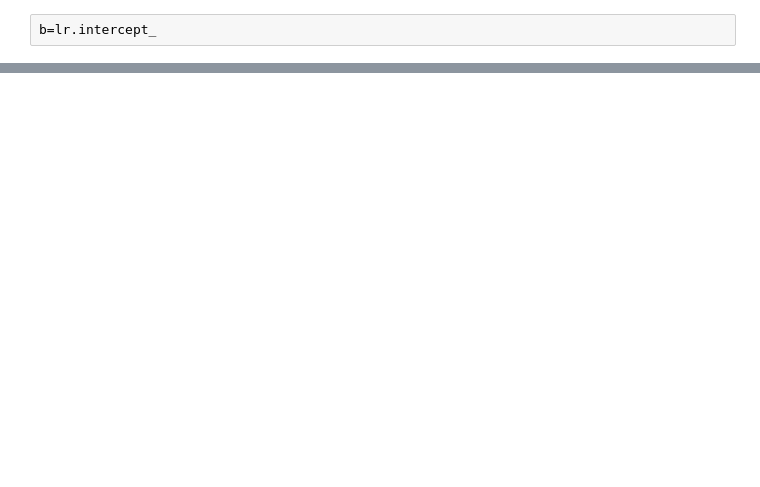
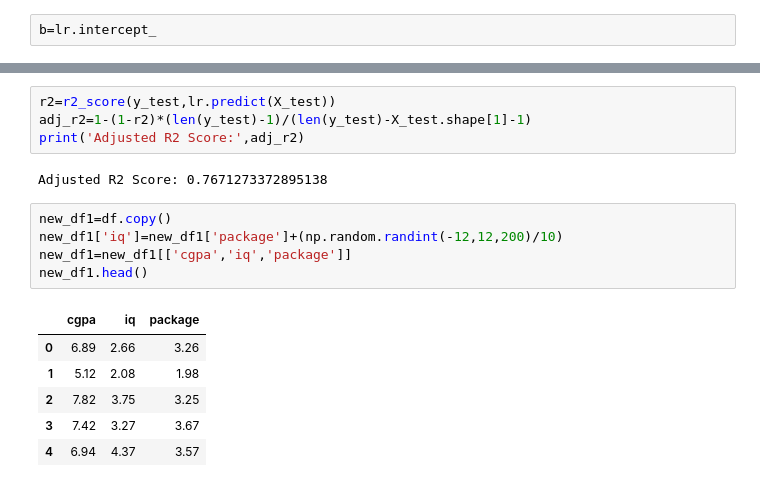
Before and after one commit to SHREESHANTH99/BASIC_ML_PROJECTS, a Jupyter notebook: Regreesion_Algo/simple_linear_regr.ipynb, the cells around one changed output, grey strips where cells are left out. Drawn from its saved outputs; the diff is of its cells as text; blank space fills up the shorter version.

```diff
--- a/Regreesion_Algo/simple_linear_regr.ipynb
+++ b/Regreesion_Algo/simple_linear_regr.ipynb
@@ -62,0 +80,18 @@ b=lr.intercept_
+# %%
+r2=r2_score(y_test,lr.predict(X_test))
+adj_r2=1-(1-r2)*(len(y_test)-1)/(len(y_test)-X_test.shape[1]-1)
+print('Adjusted R2 Score:',adj_r2)
+# %% [output]
+Adjusted R2 Score: 0.7671273372895138
+# %%
+new_df1=df.copy()
+new_df1['iq']=new_df1['package']+(np.random.randint(-12,12,200)/10)
+new_df1=new_df1[['cgpa','iq','package']]
+new_df1.head()
+# %% [output]
+|  | cgpa | iq | package |
+| 0 | 6.89 | 2.66 | 3.26 |
+| 1 | 5.12 | 2.08 | 1.98 |
+| 2 | 7.82 | 3.75 | 3.25 |
+| 3 | 7.42 | 3.27 | 3.67 |
+| 4 | 6.94 | 4.37 | 3.57 |
```
Also changed, not shown: parts of 5 cells of this notebook, 2 other files.
